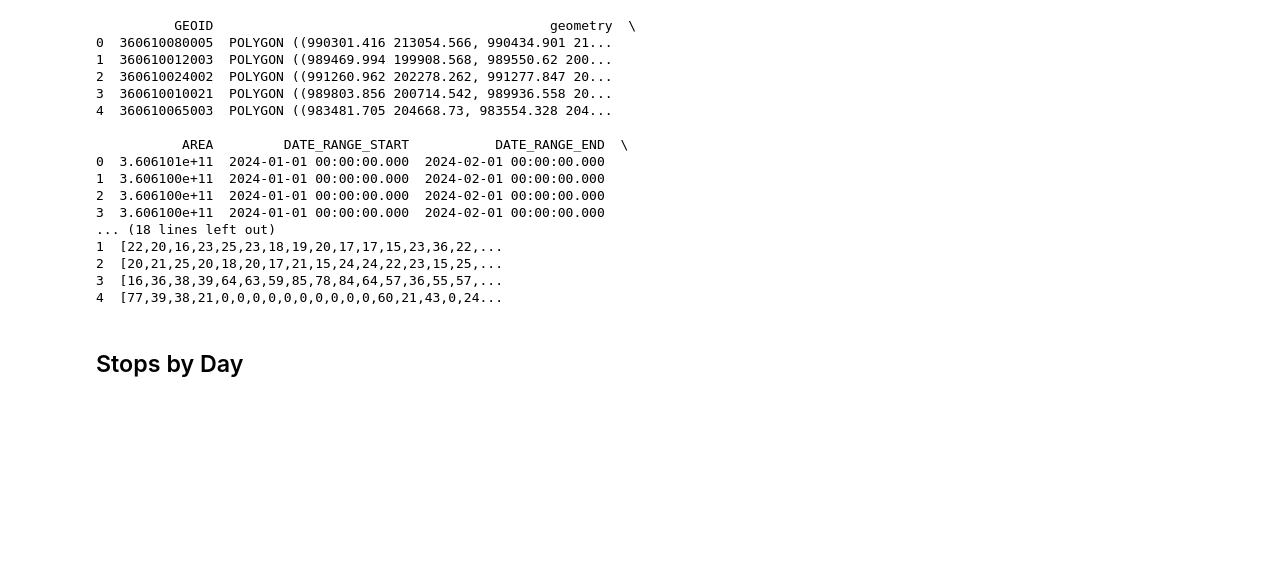
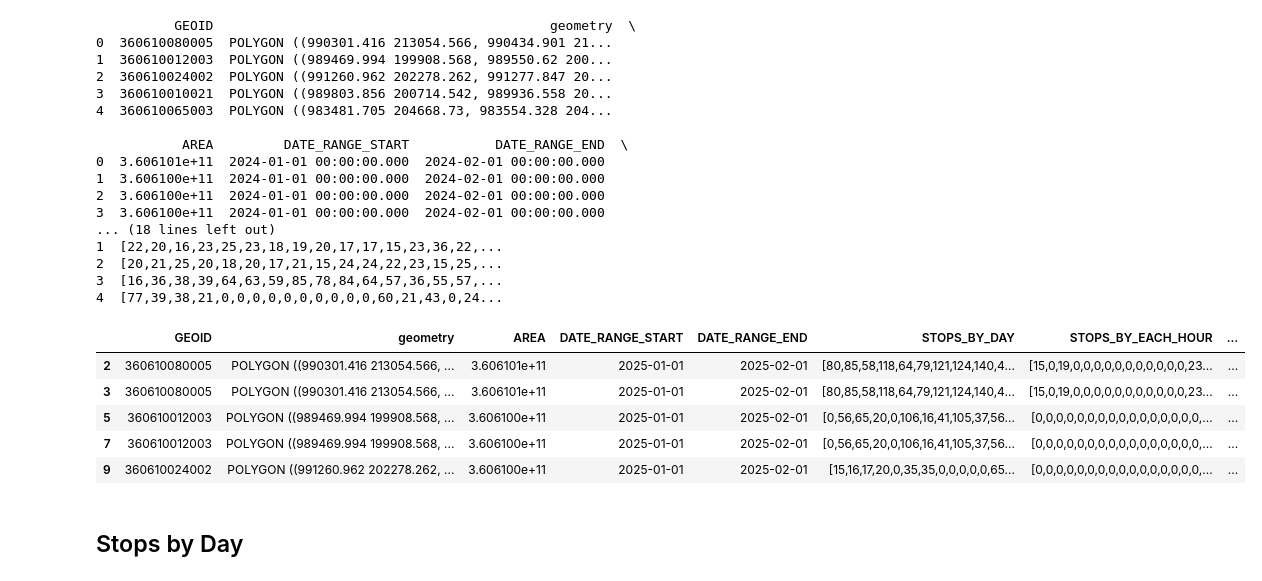
Before and after one commit to rfoxall3/congestion-zone-foot-traffic, a Jupyter notebook: congestion pricing API.ipynb, the cells around one changed output. Drawn from its saved outputs; the diff is of its cells as text; code cells hidden in the pictures; blank space fills up the shorter version.

Commit message:
added filtering from US data
Now pulls the entire US dataset in a date range and filters it (using query). Still missing lots of areas...

```diff
--- a/congestion pricing API.ipynb
+++ b/congestion pricing API.ipynb
@@ -153,6 +153,20 @@ bigDataUS = crzone.merge(right=dataUS, how='left', left_on='GEOID', right_on='AR
 2  [20,21,25,20,18,20,17,21,15,24,24,22,23,15,25,...
 3  [16,36,38,39,64,63,59,85,78,84,64,57,36,55,57,...
 4  [77,39,38,21,0,0,0,0,0,0,0,0,0,0,60,21,43,0,24...
+# %%
+#methods for filtering: https://www.kdnuggets.com/2022/12/five-ways-conditional-filtering-pandas.html
+filteredbigDataUS = bigDataUS
+filteredbigDataUS['DATE_RANGE_START'] = pd.to_datetime(bigDataUS['DATE_RANGE_START'], format='%Y-%m-%d %H:%M:%S.%f')
+filteredbigDataUS['DATE_RANGE_END'] = pd.to_datetime(bigDataUS['DATE_RANGE_END'], format='%Y-%m-%d %H:%M:%S.%f')
+filteredbigDataUS = filteredbigDataUS.query('GEOID.between(360610000000,360620000000) and DATE_RANGE_START >= "2025-01-01"')
+filteredbigDataUS.head()
+# %% [output]
+|  | GEOID | geometry | AREA | DATE_RANGE_START | DATE_RANGE_END | STOPS_BY_DAY | STOPS_BY_EACH_HOUR | ... |
+| 2 | 360610080005 | POLYGON ((990301.416 213054.566, ... | 3.606101e+11 | 2025-01-01 | 2025-02-01 | [80,85,58,118,64,79,121,124,140,4... | [15,0,19,0,0,0,0,0,0,0,0,0,0,0,23... | ... |
+| 3 | 360610080005 | POLYGON ((990301.416 213054.566, ... | 3.606101e+11 | 2025-01-01 | 2025-02-01 | [80,85,58,118,64,79,121,124,140,4... | [15,0,19,0,0,0,0,0,0,0,0,0,0,0,23... | ... |
+| 5 | 360610012003 | POLYGON ((989469.994 199908.568, ... | 3.606100e+11 | 2025-01-01 | 2025-02-01 | [0,56,65,20,0,106,16,41,105,37,56... | [0,0,0,0,0,0,0,0,0,0,0,0,0,0,0,0,... | ... |
+| 7 | 360610012003 | POLYGON ((989469.994 199908.568, ... | 3.606100e+11 | 2025-01-01 | 2025-02-01 | [0,56,65,20,0,106,16,41,105,37,56... | [0,0,0,0,0,0,0,0,0,0,0,0,0,0,0,0,... | ... |
+| 9 | 360610024002 | POLYGON ((991260.962 202278.262, ... | 3.606100e+11 | 2025-01-01 | 2025-02-01 | [15,16,17,20,0,35,35,0,0,0,0,0,65... | [0,0,0,0,0,0,0,0,0,0,0,0,0,0,0,0,... | ... |
 # %% [markdown]
 ## Stops by Day
 # %%
```
Also changed, not shown: parts of 2 cells of this notebook.
